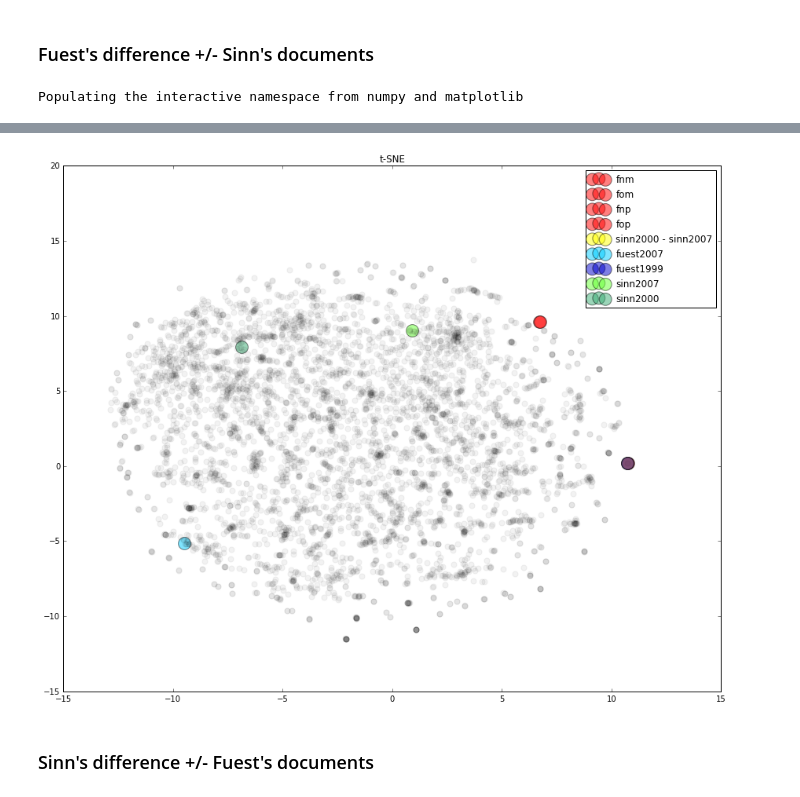
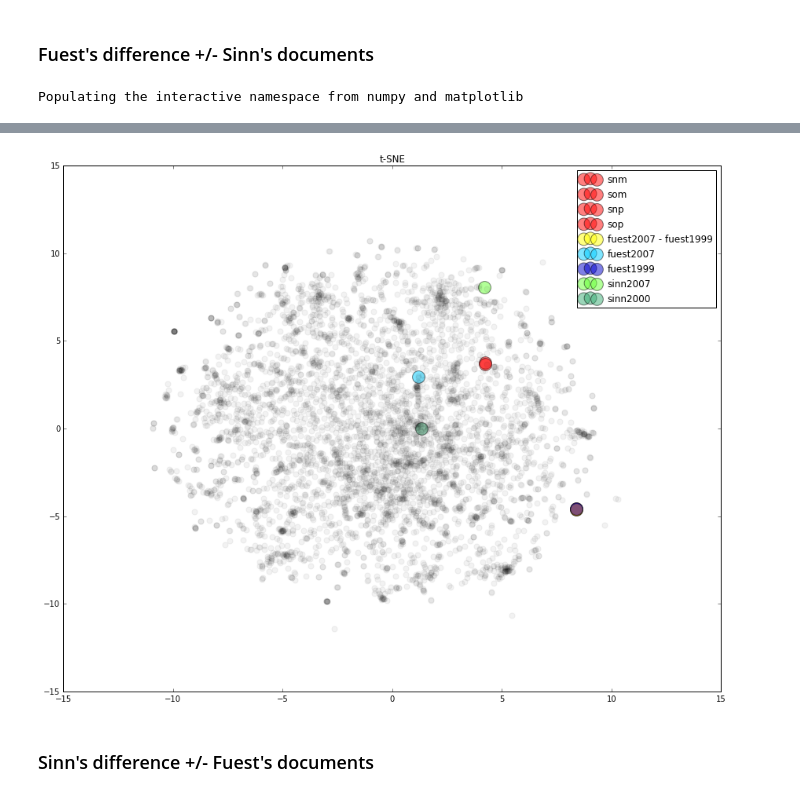
Before and after one commit to n-witt/econstorModelling, a Jupyter notebook: ThePaperYouShouldWrite.ipynb, the cells around one changed output, grey strips where cells are left out. Saved outputs shown, nothing was run; the diff lists cells and outputs as text; code cells hidden in the pictures.

```diff
--- a/ThePaperYouShouldWrite.ipynb
+++ b/ThePaperYouShouldWrite.ipynb
@@ -55,6 +48,9 @@ from scipy.spatial.distance import euclidean
 numSamples = 5000
 
 fuestDiff = fuest1999 - fuest2007
+# snm -> Sinn, New, Minus fuestDiff
+# som -> Sinn, Old, Minus fuestDiff
+# ...
 snm = sinn2007 - fuestDiff
 som = sinn2000 - fuestDiff
 snp = sinn2007 + fuestDiff
@@ -70,7 +66,7 @@ docVecsSmFColors = ['red'] * 4 + ['yellow',
                                      '#66ff33', # light green
                                      '#39ac73'] # green
 
-randomSamples = drawEmbeddingSamples(numSamples)
+randomSamples = drawEmbeddingSamples(numSamples, model=model)
 
 docs = docVecsSmF + randomSamples
 docColors = docVecsSmFColors + ['black'] * numSamples
@@ -94,7 +90,7 @@ for docVecs, c in zip(tsneIfo, docColors):
 handles.append(plt.scatter(tsneSamples[:, 0], tsneSamples[:, 1], s=50, c='black',\
                            alpha=.05, cmap=plt.cm.Spectral))
 plt.title("t-SNE")
-plt.legend(handles, docVecsFmSMapping)
+plt.legend(handles, docVecsSmFMapping)
 
 plt.show()
 # %% [output]
@@ -104,4 +98,4 @@ WARNING: pylab import has clobbered these variables: ['randint']
-[figure, old version]
+[figure, new version]
 # %% [markdown]
 ### Sinn's difference +/- Fuest's documents
 # %%
```
Also changed, not shown: parts of 15 cells of this notebook, 1 other file.
